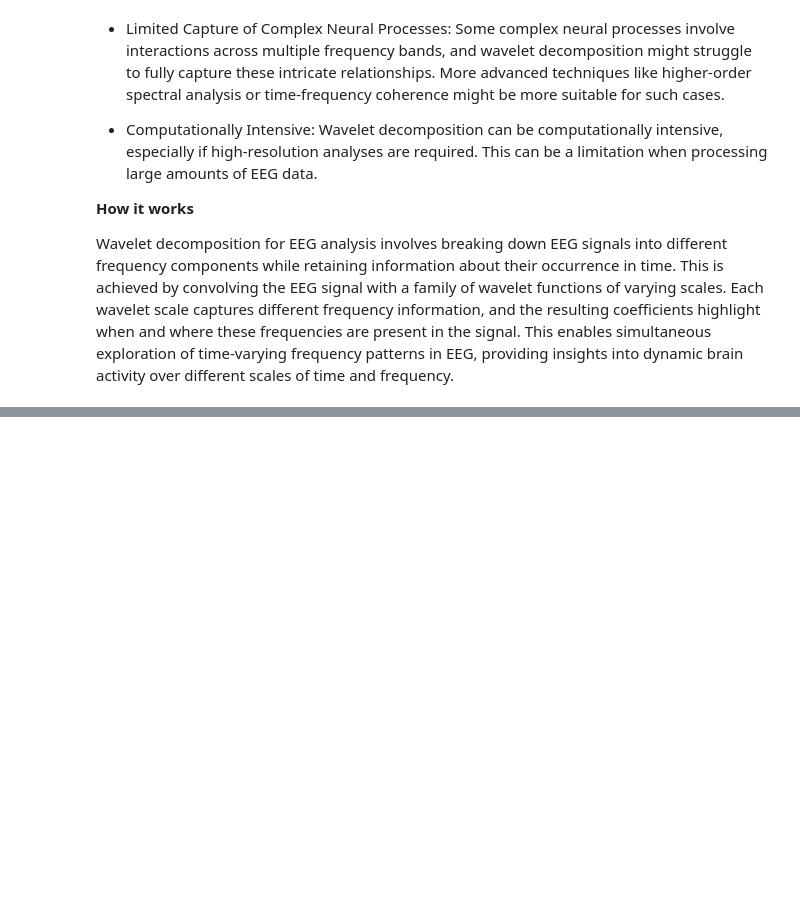
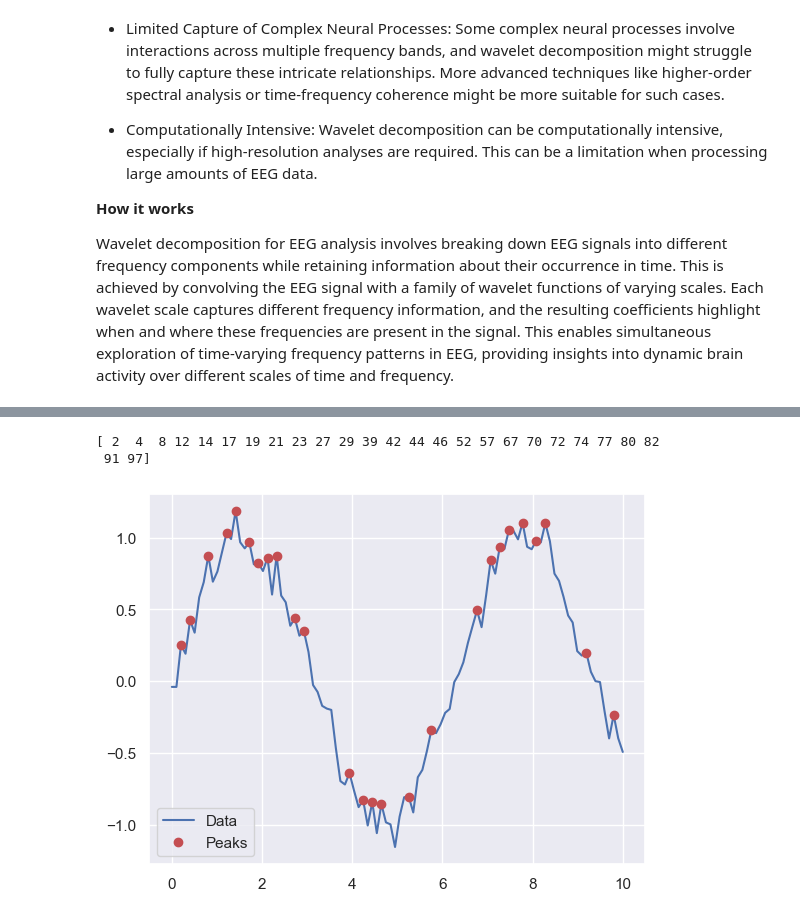
Before and after one commit to nargesyaghoubi/NeuroSignal, a Jupyter notebook: ica_bp_artifact_removal.ipynb, the cells around one changed output, grey strips where cells are left out. Saved outputs shown, nothing was run; the diff lists cells and outputs as text; code cells hidden in the pictures; blank space fills up the shorter version.

```diff
--- a/ica_bp_artifact_removal.ipynb
+++ b/ica_bp_artifact_removal.ipynb
@@ -357,0 +440,21 @@ in SciPy 1.15. We recommend using PyWavelets instead.
+# %%
+import numpy as np
+import matplotlib.pyplot as plt
+from scipy.signal import find_peaks
+
+# Create some data (for example, a sine wave with noise)
+x = np.linspace(0, 10, 100)
+y = np.sin(x) + np.random.normal(0, 0.1, size=x.shape)
+
+# Use scipy's find_peaks function
+peaks, _ = find_peaks(y)
+print (peaks)
+# Plotting the data
+plt.plot(x, y, label='Data')
+plt.plot(x[peaks], y[peaks], 'ro', label='Peaks')
+plt.legend()
+plt.show()
+# %% [output]
+[ 2  4  8 12 14 17 19 21 23 27 29 39 42 44 46 52 57 67 70 72 74 77 80 82
+ 91 97]
+[figure, added]
```
Also changed, not shown: parts of 9 cells of this notebook.
